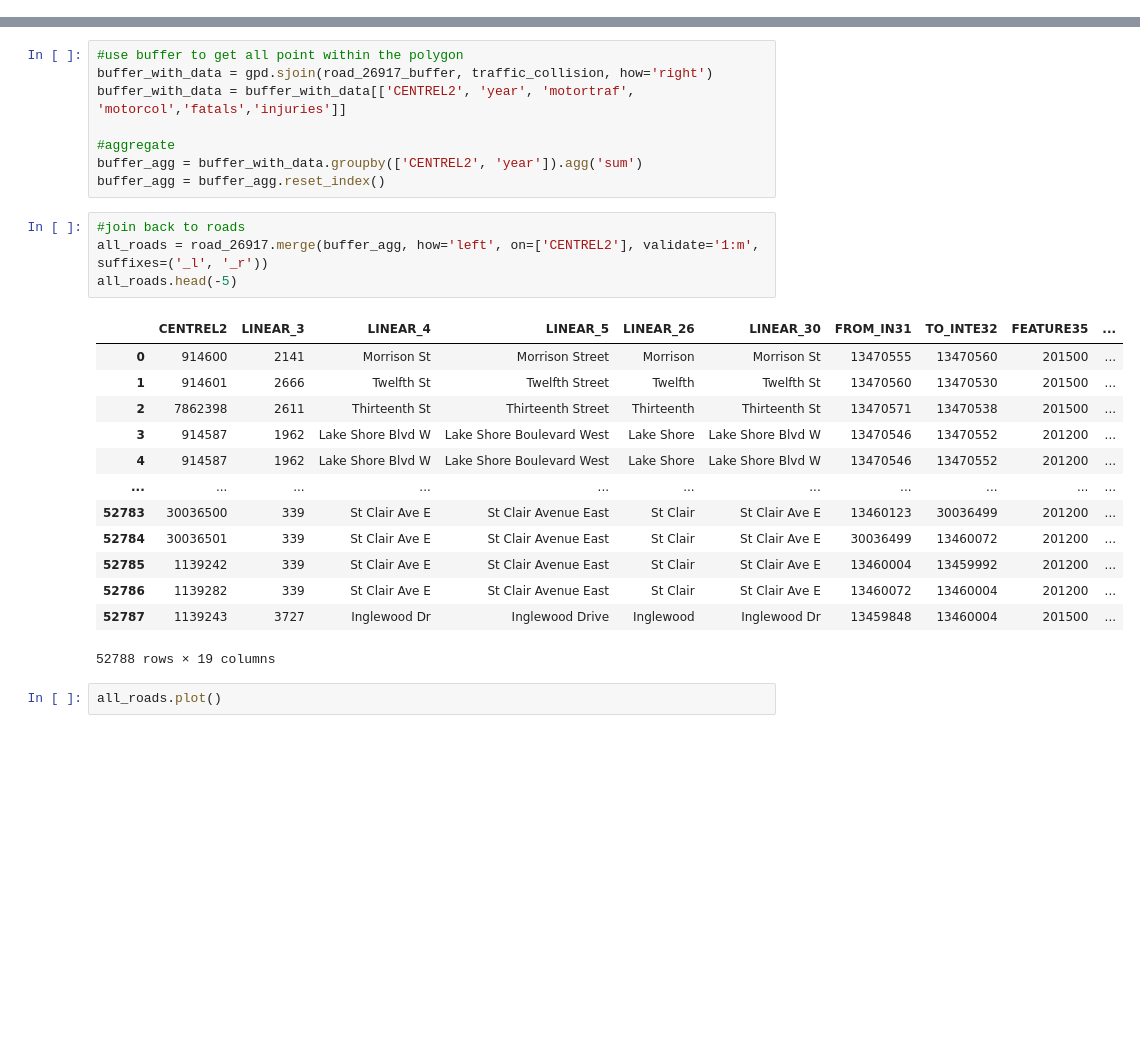
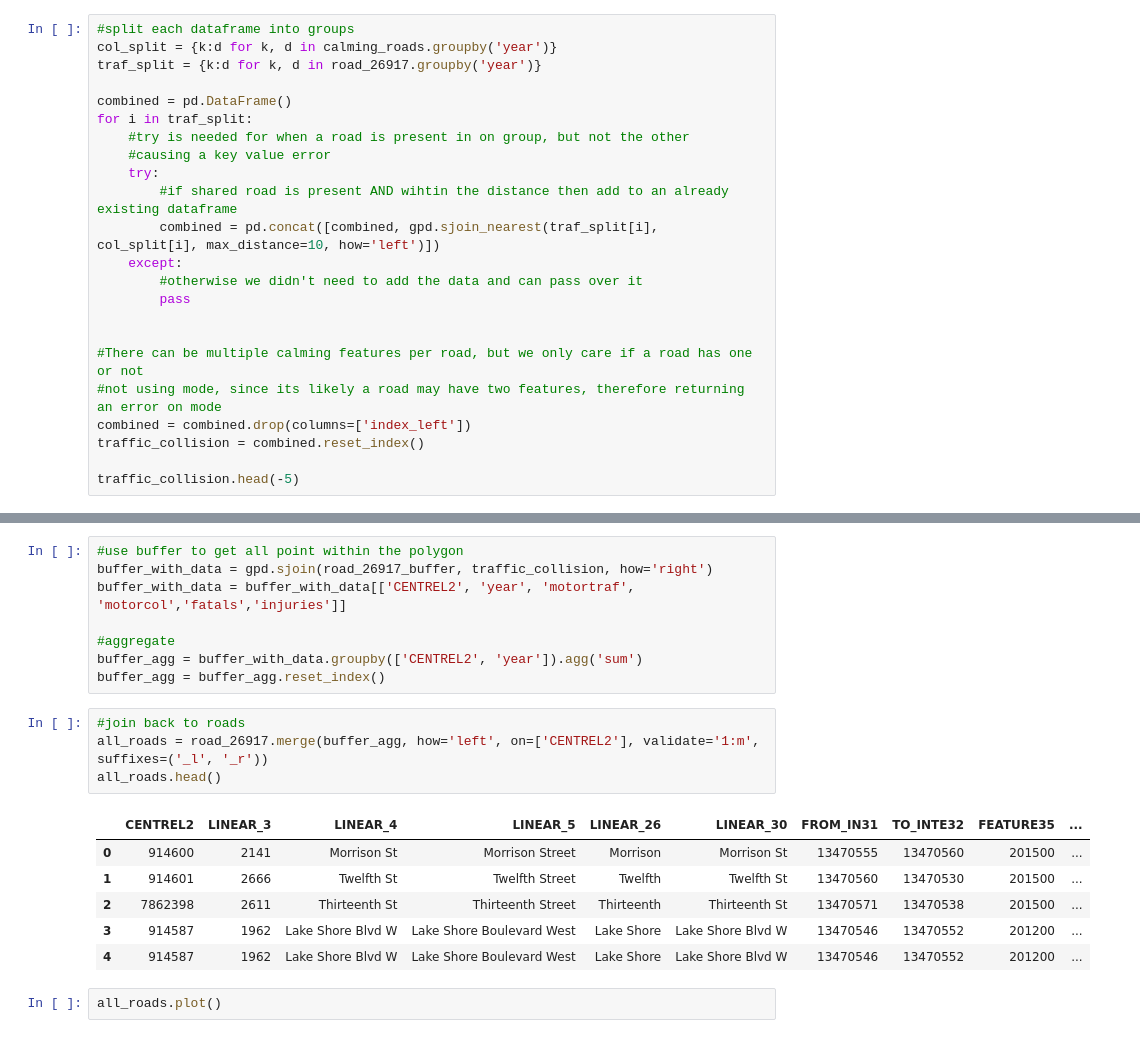
Before and after one commit to naorella/GIS_Showcase, a Jupyter notebook: template.ipynb, the cells around one changed output, grey strips where cells are left out. Drawn from its saved outputs; the diff is of its cells as text; blank space fills up the shorter version.

Commit message:
Update finished adding calmed roads

```diff
--- a/template.ipynb
+++ b/template.ipynb
@@ -345,0 +311,23 @@ traffic_collision.head(-5)
+# %%
+#split each dataframe into groups
+col_split = {k:d for k, d in calming_roads.groupby('year')}
+traf_split = {k:d for k, d in road_26917.groupby('year')}
+
+combined = pd.DataFrame()
+for i in traf_split:
+    #try is needed for when a road is present in on group, but not the other
+    #causing a key value error
+    try:
+        #if shared road is present AND wihtin the distance then add to an already existing dataframe
+        combined = pd.concat([combined, gpd.sjoin_nearest(traf_split[i], col_split[i], max_distance=10, how='left')])
+    except:
+        #otherwise we didn't need to add the data and can pass over it
+        pass
+
+
+#There can be multiple calming features per road, but we only care if a road has one or not
+#not using mode, since its likely a road may have two features, therefore returning an error on mode
+combined = combined.drop(columns=['index_left'])
+traffic_collision = combined.reset_index()
+
+traffic_collision.head(-5)
@@ -369,21 +359,14 @@ buffer_agg = buffer_agg.reset_index()
 # %%
 #join back to roads
 all_roads = road_26917.merge(buffer_agg, how='left', on=['CENTREL2'], validate='1:m', suffixes=('_l', '_r'))
-all_roads.head(-5)
+all_roads.head()
 # %% [output]
 |  | CENTREL2 | LINEAR_3 | LINEAR_4 | LINEAR_5 | LINEAR_26 | LINEAR_30 | FROM_IN31 | TO_INTE32 | FEATURE35 | ... |
 | 0 | 914600 | 2141 | Morrison St | Morrison Street | Morrison | Morrison St | 13470555 | 13470560 | 201500 | ... |
 | 1 | 914601 | 2666 | Twelfth St | Twelfth Street | Twelfth | Twelfth St | 13470560 | 13470530 | 201500 | ... |
 | 2 | 7862398 | 2611 | Thirteenth St | Thirteenth Street | Thirteenth | Thirteenth St | 13470571 | 13470538 | 201500 | ... |
 | 3 | 914587 | 1962 | Lake Shore Blvd W | Lake Shore Boulevard West | Lake Shore | Lake Shore Blvd W | 13470546 | 13470552 | 201200 | ... |
 | 4 | 914587 | 1962 | Lake Shore Blvd W | Lake Shore Boulevard West | Lake Shore | Lake Shore Blvd W | 13470546 | 13470552 | 201200 | ... |
-| ... | ... | ... | ... | ... | ... | ... | ... | ... | ... | ... |
-| 52783 | 30036500 | 339 | St Clair Ave E | St Clair Avenue East | St Clair | St Clair Ave E | 13460123 | 30036499 | 201200 | ... |
-| 52784 | 30036501 | 339 | St Clair Ave E | St Clair Avenue East | St Clair | St Clair Ave E | 30036499 | 13460072 | 201200 | ... |
-| 52785 | 1139242 | 339 | St Clair Ave E | St Clair Avenue East | St Clair | St Clair Ave E | 13460004 | 13459992 | 201200 | ... |
-| 52786 | 1139282 | 339 | St Clair Ave E | St Clair Avenue East | St Clair | St Clair Ave E | 13460072 | 13460004 | 201200 | ... |
-| 52787 | 1139243 | 3727 | Inglewood Dr | Inglewood Drive | Inglewood | Inglewood Dr | 13459848 | 13460004 | 201500 | ... |
-52788 rows × 19 columns
 # %%
 all_roads.plot()
 # %% [output]
```
Also changed, not shown: parts of 10 cells of this notebook.
